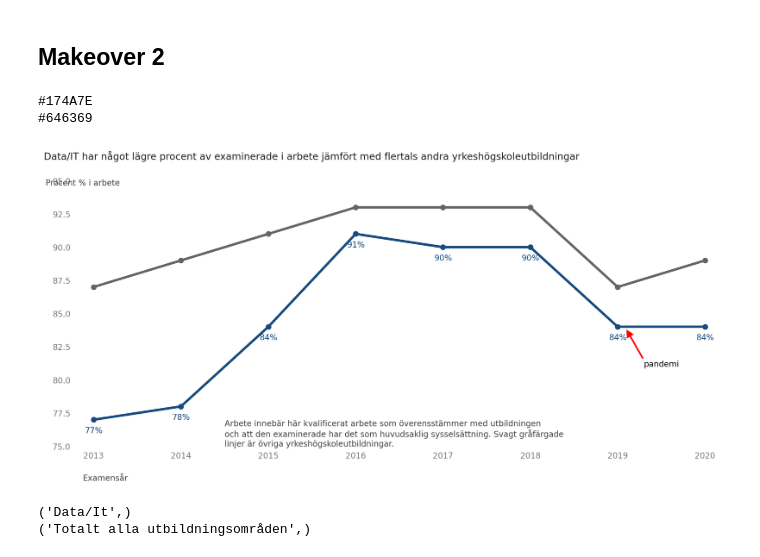
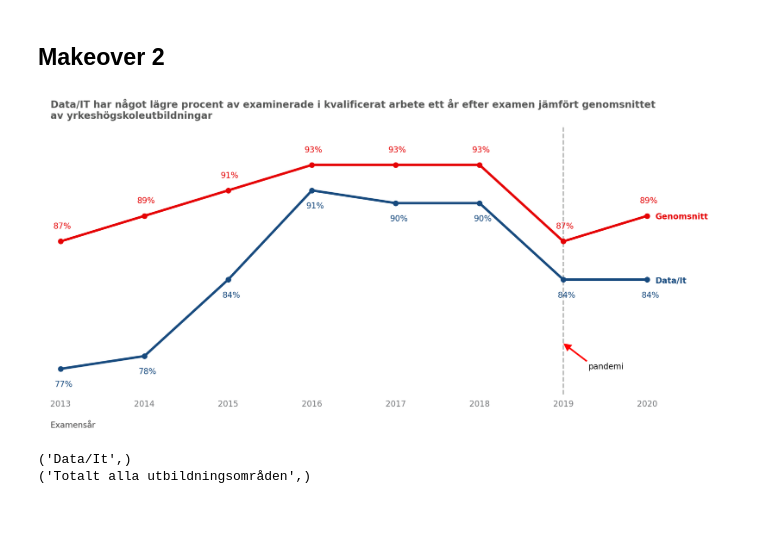
Before and after one commit to kokchun/PrataData, a Jupyter notebook: MYH/exploring_sysselsattning.ipynb, the cells around one changed output. Cells and saved outputs as stored; diff of their text form; code cells hidden in the pictures; blank space fills up the shorter version.

```diff
--- a/MYH/exploring_sysselsattning.ipynb
+++ b/MYH/exploring_sysselsattning.ipynb
@@ -213,7 +213,7 @@ fig.savefig("visualizations/sysselsattning/multiple_trends_makeover.png")
 # %% [markdown]
 ## Makeover 2
 # %%
-from utils import PlotSettings
+from utils import PlotSettings, AnnotateLine
 from colors import *
 
 fig, ax = plt.figure(figsize=(12, 6), dpi=200), plt.axes()
@@ -222,66 +222,66 @@ ax = (
     PlotSettings(ax)
     .remove_borders()
     .set_ticklabel_color(GRAY5)
-    .set_labels(xlabel="Examensår", ylabel="Procent % i arbete")
+    .set_labels(
+        xlabel="Examensår", ylabel="Procent % i arbete", xlabel_position=(0.043, -0.1)
+    )
+    .remove_yaxis()
     .ax
 )
 colors = [BLUE1] + [GRAY9] * (len(df_mean) - 1)
 
+offsets = ({"x_offset": -0.07, "y_offset": -1.4}, {"x_offset": -0.09, "y_offset": 1})
 
-for subject in ["Data/It", "Totalt alla utbildningsområden"]:
-    plot_color = BLUE1 if subject == "Data/It" else GRAY4
+for subject, offset in zip(["Data/It", "Totalt alla utbildningsområden"], offsets):
+    plot_color = BLUE1 if subject == "Data/It" else RED5
     plot_kwargs.update({"color": plot_color, "linewidth": 3, "alpha": 1, "zorder": 99})
 
-    print(plot_color)
+    subject_series = df_mean.loc[subject]
+    ax.plot(subject_series, "-o", **plot_kwargs)
 
-    ax.plot(df_mean.loc[subject],"-o", **plot_kwargs)
+    AnnotateLine(ax).annoatate_line(
+        subject_series.index,
+        subject_series,
+        symbol_character="%",
+        color=plot_color,
+        **offset,
+    )
 
-# ax.legend(bbox_to_anchor=(1.02, 1), loc="upper left")
-ax.set(
-    xlim=[2012.8, 2020.2],
-    ylim=[75,96]
+ax.set(xlim=[2012.8, 2020.9], ylim=[75, 96])
+
+ax.set_title(
+    "Data/IT har något lägre procent av examinerade i kvalificerat arbete ett år efter examen jämfört genomsnittet\nav yrkeshögskoleutbildningar",
+    loc="left",
+    pad=10,
+    x=0.01,
+    color=GRAY3,
+    fontweight="bold",
 )
 
-ax.set_title(
-    "Data/IT har något lägre procent av examinerade i arbete jämfört med flertals andra yrkeshögskoleutbildningar",
-    loc="left",
-    pad=10,
-    x=-0.05,
-    color=GRAY1,
-)
+ax.annotate("Genomsnitt", xy=(2020.1, 88.75), color = RED5, fontweight="bold")
+ax.annotate("Data/It", xy=(2020.1, 83.75), color = BLUE1, fontweight="bold")
 
 
-data_it_series = df_mean.loc["Data/It"]
-
-for year, percentage in zip(data_it_series.index, data_it_series):
-    ax.annotate(f"{percentage:.0f}%", xy=(year - 0.1, percentage - 1), color=BLUE1)
-
-ax.annotate(
-    "Arbete innebär här kvalificerat arbete som överensstämmer med utbildningen\noch att den examinerade har det som huvudsaklig sysselsättning. Svagt gråfärgade\
-    \nlinjer är övriga yrkeshögskoleutbildningar.",
-    xy=(2014.5, 75),
-    color=GRAY2,
-)
 
 ax.annotate(
     "pandemi",
-    xy=(2019.1, 83.8),
-    xytext=(2019.3, 81),
+    xy=(2019, 79),
+    xytext=(2019.3, 77),
     arrowprops={
         "facecolor": "red",
         "width": 2,
         "headwidth": 10,
         "headlength": 10,
         "edgecolor": "none",
     },
 )
 
+ax.axvline(x=2019, color = GRAY3, linestyle="--", zorder=-1, alpha=.5)
+
 fig.tight_layout()
 fig.savefig("visualizations/sysselsattning/multiple_trends_makeover2.png")
 # %% [output]
-#174A7E
-#646369
-[figure, old version]
+[figure, new version]
 # %%
 for subject in zip(["Data/It", "Totalt alla utbildningsområden"]):
     print(subject)
```
Also changed, not shown: 3 other files.
